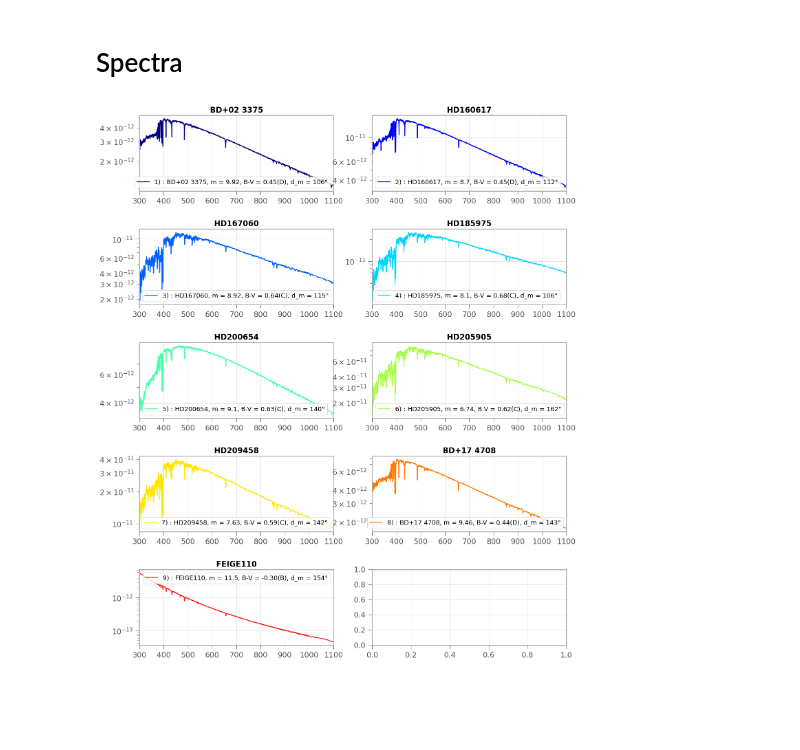
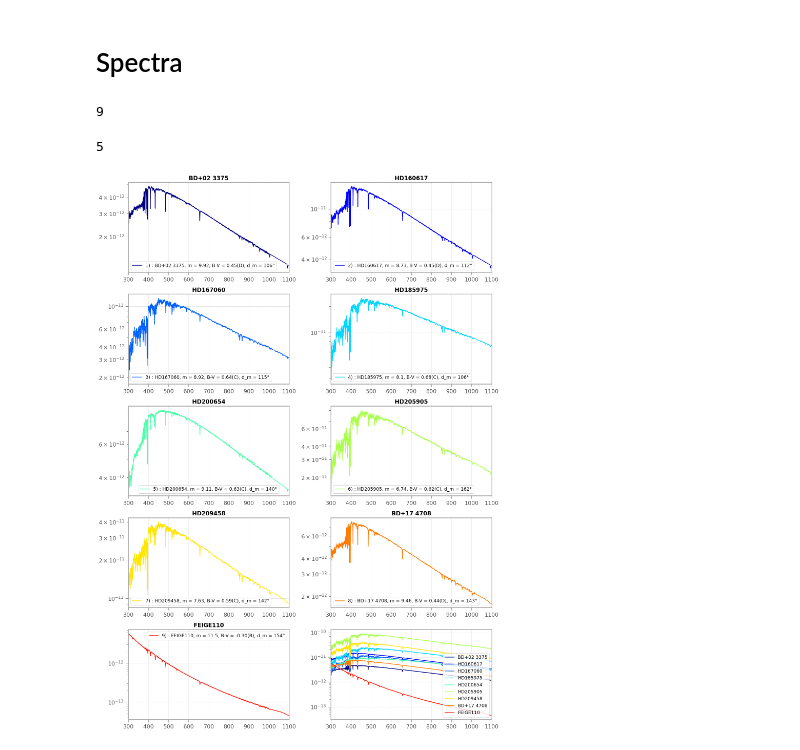
Before and after one commit to sylvielsstfr/AuxtelStarAlt, a Jupyter notebook: notebooks/2023-09-12/ObservationOfVisibleCalspecList.ipynb, the cells around one changed output. Drawn from its saved outputs; the diff is of its cells as text; code cells hidden in the pictures; blank space fills up the shorter version.

```diff
--- a/notebooks/2023-09-12/ObservationOfVisibleCalspecList.ipynb
+++ b/notebooks/2023-09-12/ObservationOfVisibleCalspecList.ipynb
@@ -890,16 +893,31 @@ Text(0.5, 1.0, 'Observations at AuxTel at night 2023-09-12')
 from getCalspec.getCalspec import *
 # %%
 plt.rcParams["figure.figsize"]=(8,4)
+# %%
+NTargets
+# %% [output]
+9
 # %%
 ncols = 2
-nrows = int(np.ceil(NTargets/ncols))
+
+if NTargets % ncols == 0:
+    nrows = NTargets//ncols+1
+else:
+    nrows = int(np.floor(NTargets/ncols))+1
+# %%
+nrows
+# %% [output]
+5
 # %%
 XMIN = 300.
 XMAX = 1100.
 # %%
-fig, axes= plt.subplots(nrows=nrows,ncols=ncols,sharex=False,figsize=(16,20))
+fig, axes= plt.subplots(nrows=nrows,ncols=ncols,sharex=False,figsize=(16,22))
 
 # loop on selected targets in pandas dataframe t according rank order
+all_wl = []
+all_fl = []
+all_obj= []
 
 for index, ax in enumerate(axes.flat):
 
@@ -914,32 +932,42 @@ for index, ax in enumerate(axes.flat):
 
         # rank in all_target_altazs_evening_to_morning table
         target_name = row["Star_name"]
 
         test = is_calspec(target_name)
 
         if test:
 
             c = Calspec(target_name)
             c.get_spectrum_fits_filename()  # download the fits file
             tab = c.get_spectrum_table()  # download and return an Astropy table
             arr = c.get_spectrum_numpy()  # download and return a dictionnary of numpy arrays with units
             #c.plot_spectrum()  # download and plot the spectrum
 
             wl = arr['WAVELENGTH'].to_value()/10.
             fl = arr['FLUX'].to_value()*10.
 
             indexes = np.where(np.logical_and(wl>=XMIN,wl<=XMAX))[0]
 
             wl = wl[indexes]
             fl = fl[indexes]
             ax.plot(wl,fl,"-",color=all_colors[index],label=label)
             ax.set_yscale("log")
             ax.set_title(target_name)
             ax.legend()
             ax.set_xlim(XMIN,XMAX)
 
-
+            all_wl.append(wl)
+            all_fl.append(fl)
+            all_obj.append(target_name)
         else:
             print(f"{target_name} NOT A CALSPEC")
+    else:
+        if index == NTargets:
+            for j in range(NTargets):
+                ax.plot(all_wl[j], all_fl[j],'-',color=all_colors[j],label=all_obj[j] )
+            ax.set_yscale("log")
+            ax.legend()
+            ax.set_xlim(XMIN,XMAX)
+plt.tight_layout()
 # %% [output]
-[figure, old version]
+[figure, new version]
```
Also changed, not shown: parts of 8 cells of this notebook.
